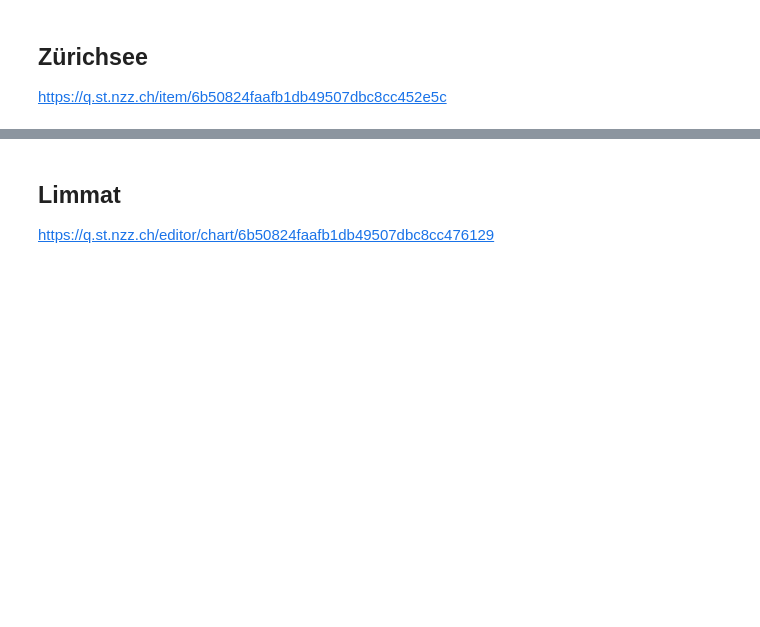
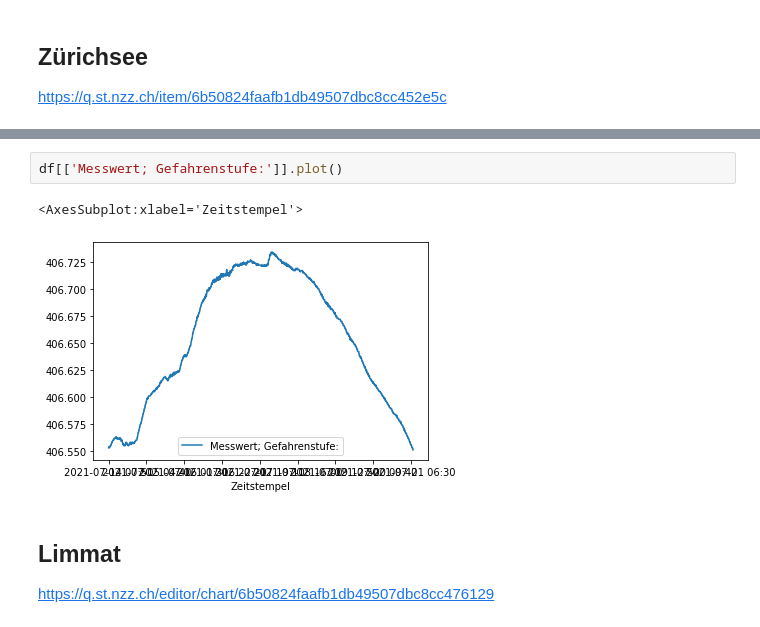
Before and after one commit to nzzdev/st-methods, a Jupyter notebook: bots/hochwasser-chart/src/main.ipynb, the cells around one changed output, grey strips where cells are left out. Drawn from its saved outputs; the diff is of its cells as text; blank space fills up the shorter version.

```diff
--- a/bots/hochwasser-chart/src/main.ipynb
+++ b/bots/hochwasser-chart/src/main.ipynb
@@ -50,3 +77,8 @@ df[['Zeitstempel', 'Messwert, Gefahrenstufe:', '2', '3', '4', '5']].to_clipboard
+# %%
+df[['Messwert; Gefahrenstufe:']].plot()
+# %% [output]
+<AxesSubplot:xlabel='Zeitstempel'>
+[figure, added]
 # %% [markdown]
 ## Limmat
 https://q.st.nzz.ch/editor/chart/6b50824faafb1db49507dbc8cc476129
```
Also changed, not shown: parts of 5 cells of this notebook, 2 other files.
